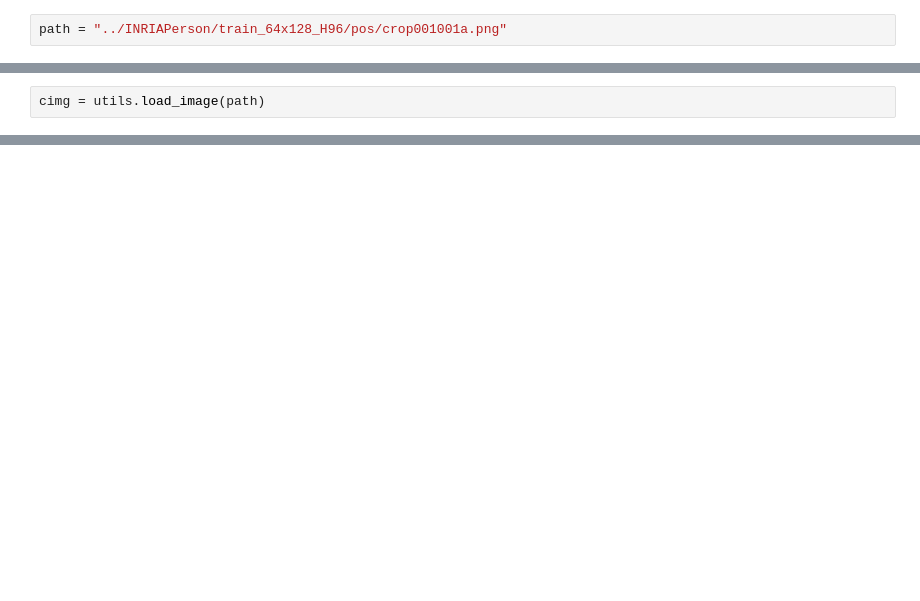
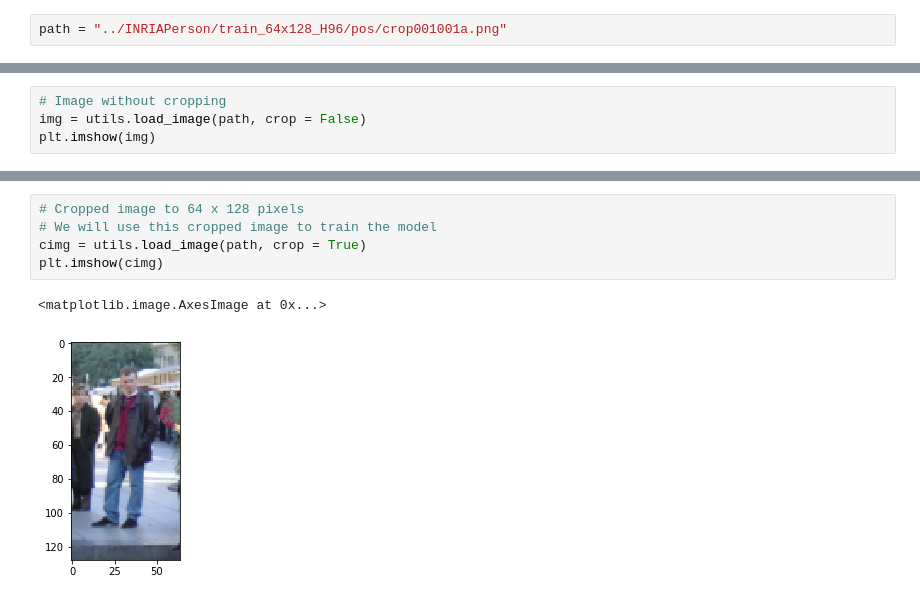
Before and after one commit to LC1905/Pedestrian_Detection, a Jupyter notebook: HOG/visualize.ipynb, the cells around one changed output, grey strips where cells are left out. Saved outputs shown, nothing was run; the diff lists cells and outputs as text; blank space fills up the shorter version.

```diff
--- a/HOG/visualize.ipynb
+++ b/HOG/visualize.ipynb
@@ -37,2 +20,0 @@ plt.imshow(cimg)
-# %%
-cimg = utils.load_image(path)
@@ -205,0 +21,4 @@ X, y
+# %%
+# Image without cropping
+img = utils.load_image(path, crop = False)
+plt.imshow(img)
@@ -205,0 +28,8 @@ X, y
+# %%
+# Cropped image to 64 x 128 pixels
+# We will use this cropped image to train the model
+cimg = utils.load_image(path, crop = True)
+plt.imshow(cimg)
+# %% [output]
+<matplotlib.image.AxesImage at 0x...>
+[figure, added]
```
Also changed, not shown: parts of 45 cells of this notebook, 4 other files.
